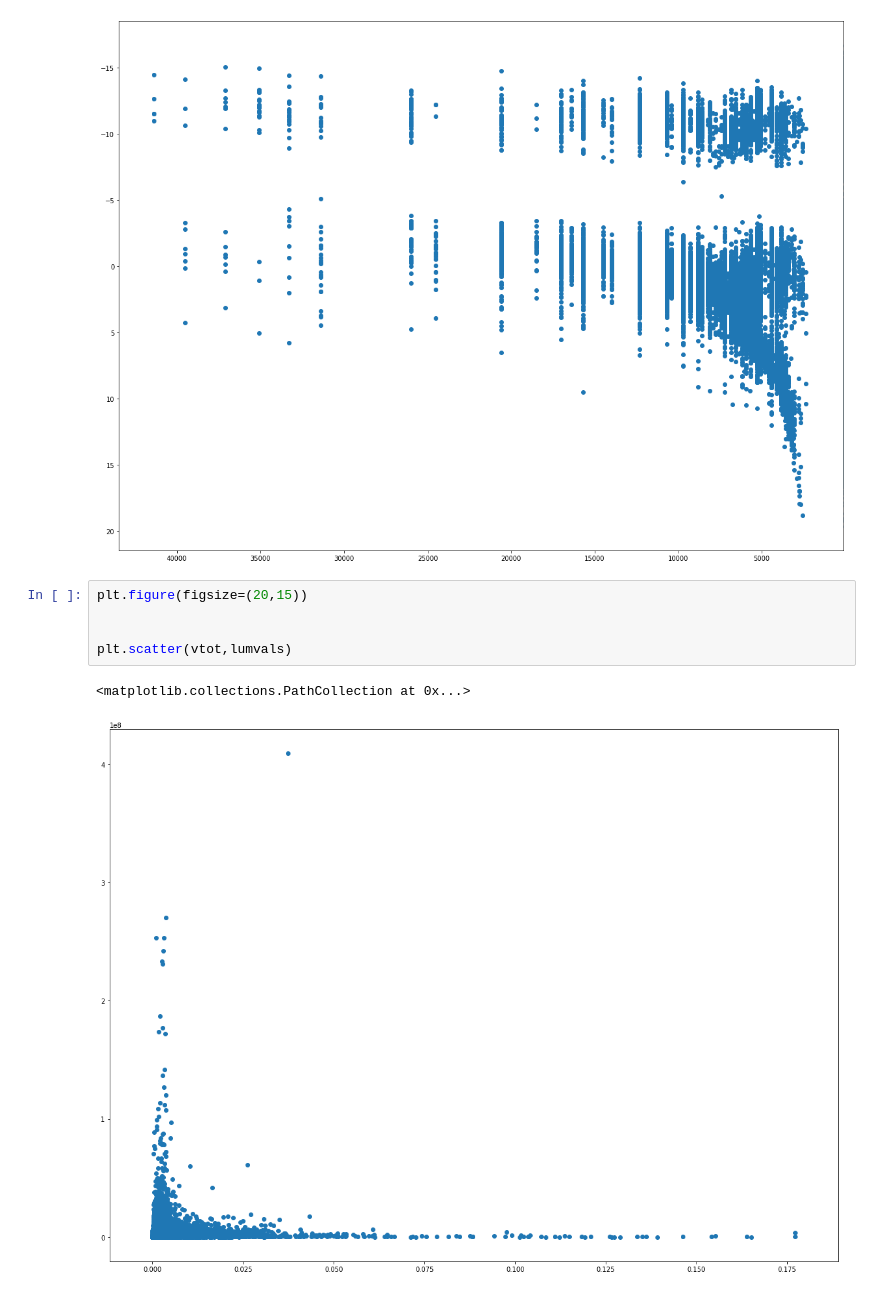
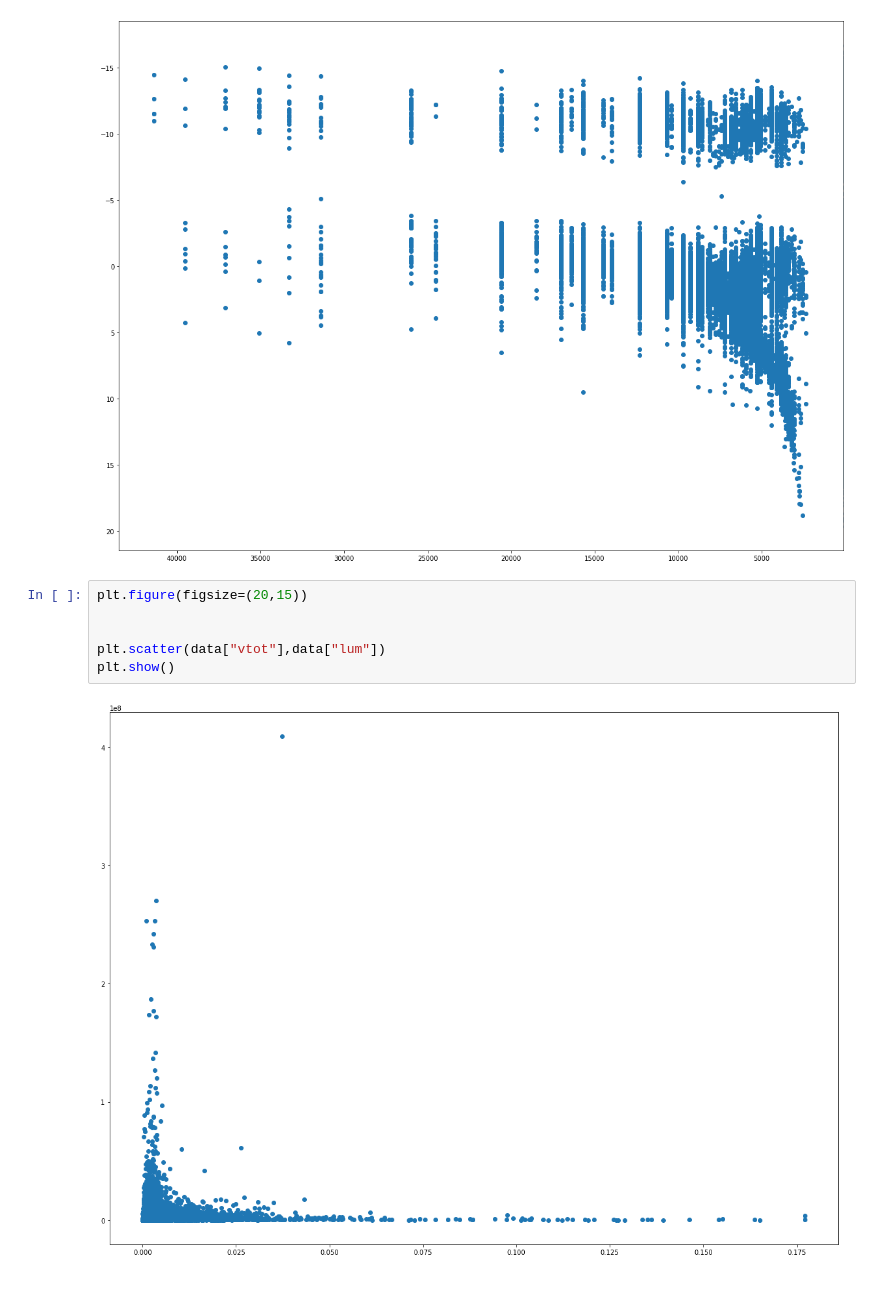
Before and after one commit to Hillcrest-R-D/AstroWorks, a Jupyter notebook: HYG_Stats.ipynb, the cells around one changed output. Saved outputs shown, nothing was run; the diff lists cells and outputs as text.

```diff
--- a/HYG_Stats.ipynb
+++ b/HYG_Stats.ipynb
@@ -461,10 +508,10 @@ plt.gca().invert_xaxis()
 # %%
 plt.figure(figsize=(20,15))
 
 
-plt.scatter(vtot,lumvals)
+plt.scatter(data["vtot"],data["lum"])
+plt.show()
 # %% [output]
-<matplotlib.collections.PathCollection at 0x...>
-[figure, old version]
+[figure, new version]
 # %%
 plt.figure(figsize=(21,10))
```
Also changed, not shown: parts of 6 cells of this notebook.
